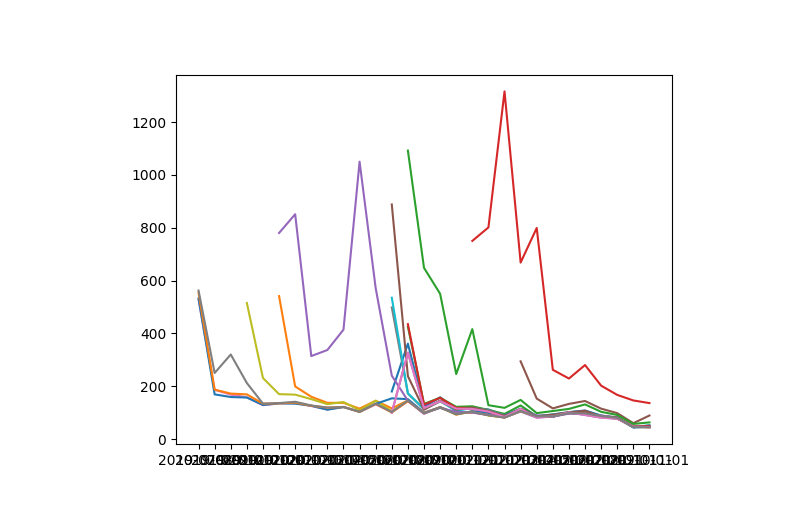
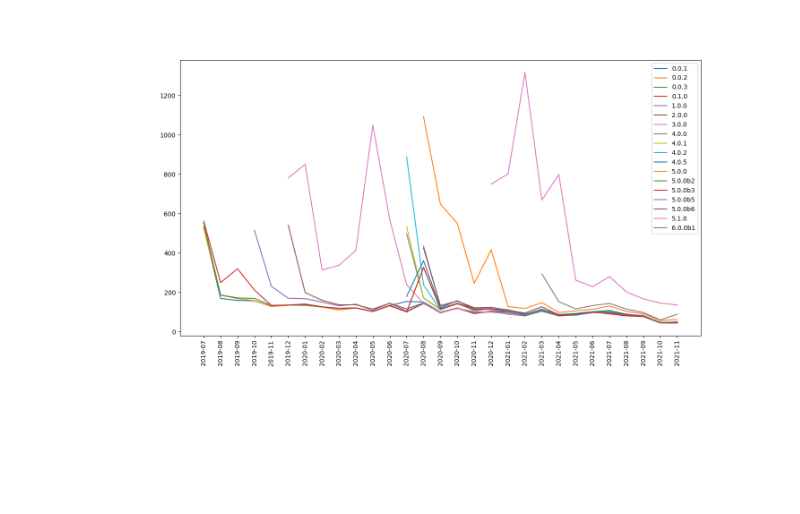
Before and after one commit to duckinator/bork-statistics, a Jupyter notebook: chart.ipynb, the cells around one changed output. Saved outputs shown, nothing was run; the diff lists cells and outputs as text; code cells hidden in the pictures; blank space fills up the shorter version.

```diff
--- a/chart.ipynb
+++ b/chart.ipynb
@@ -1,34 +1,41 @@
 # %%
 %matplotlib widget
 import matplotlib.pyplot as plt
 import json
-import pandas as pd
 from pathlib import Path
+
+plt.rcParams["figure.figsize"] = 15,8
 
 table = {}
 versions = set()
 
 for file in Path('data/pypi').glob('*'):
     row = {}
     with file.open() as f:
         data = json.load(f)
     for col in data:
         row[col['version']] = col['count']
         versions.add(col['version'])
-    table[file.stem] = row
+    table['-'.join(file.stem.split('-')[0:2])] = row
 
-for version in sorted(versions):
+versions = sorted(versions)
+
+for version in versions:
     for row_name in table:
         row = table[row_name]
         # TODO: Instead of always None, if the version has been released, set it to `0`, otherwise `None`.
         #       Right now this changes nothing. In the future, that might not be the case.
         row[version] = row.get(version, None)
 
 rows_for_version = lambda version: [row[version] for row in table.values()]
 
 dates = table.keys()
 
 for version in versions:
-    plt.plot(dates, rows_for_version(version))
+    plt.plot(dates, rows_for_version(version), label=version)
+
+plt.xticks(rotation=90)
+plt.legend(loc="upper right")
+plt.show()
 # %% [output]
-[figure, old version]
+[figure, new version]
```
